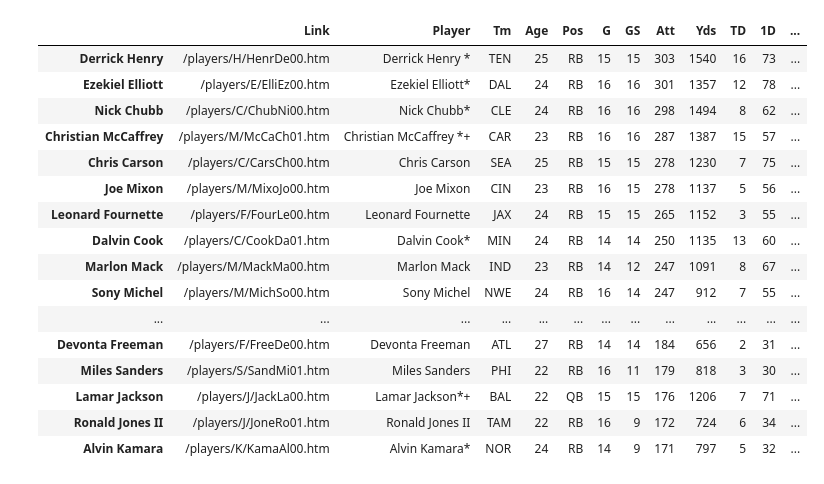
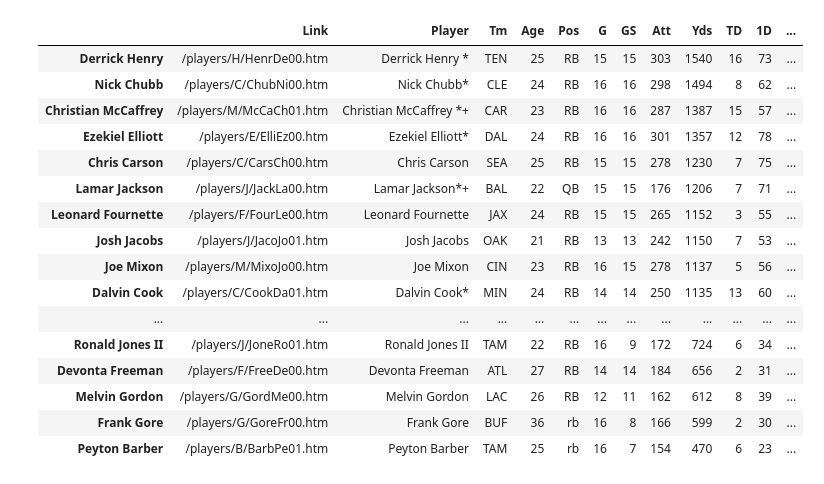
Before and after one commit to ridwan102/Fantasy_Football_Linear_Regression, a Jupyter notebook: fantasy.ipynb, the cells around one changed output. Saved outputs shown, nothing was run; the diff lists cells and outputs as text; code cells hidden in the pictures.

```diff
--- a/fantasy.ipynb
+++ b/fantasy.ipynb
@@ -15,29 +15,31 @@ from matplotlib import pyplot
 %matplotlib inline
 import seaborn as sns
 # %%
-# df_all_running_backs_2019 = all_position_stats('2019','rushing')
+# df_all_running_backs_2019 = all_position_stats('2019','rushing', 29)
 # df_all_running_backs_2019.columns = all_rb_defense_headers('2019','rushing')
-# df_all_running_backs_2019.to_pickle("./df_all_running_backs_2019.pkl")
+# df_all_running_backs_2019.to_pickle("./pickled/df_all_running_backs_2019.pkl")
 
 # Pickling
-df_all_running_backs_2019 = pd.read_pickle("./df_all_running_backs_2019.pkl")
+df_all_running_backs_2019 = pd.read_pickle("./pickled/df_all_running_backs_2019.pkl")
+df_all_running_backs_2019[['Att','Yds','TD','Y/A','Y/G']] = df_all_running_backs_2019[['Att','Yds','TD','Y/A','Y/G']].apply(pd.to_numeric)
+df_all_running_backs_2019 = df_all_running_backs_2019.sort_values('Yds',ascending=False)
 df_all_running_backs_2019
 # %% [output]
 |  | Link | Player | Tm | Age | Pos | G | GS | Att | Yds | TD | 1D | ... |
 | Derrick Henry | /players/H/HenrDe00.htm | Derrick Henry * | TEN | 25 | RB | 15 | 15 | 303 | 1540 | 16 | 73 | ... |
-| Ezekiel Elliott | /players/E/ElliEz00.htm | Ezekiel Elliott* | DAL | 24 | RB | 16 | 16 | 301 | 1357 | 12 | 78 | ... |
 | Nick Chubb | /players/C/ChubNi00.htm | Nick Chubb* | CLE | 24 | RB | 16 | 16 | 298 | 1494 | 8 | 62 | ... |
 | Christian McCaffrey | /players/M/McCaCh01.htm | Christian McCaffrey *+ | CAR | 23 | RB | 16 | 16 | 287 | 1387 | 15 | 57 | ... |
+| Ezekiel Elliott | /players/E/ElliEz00.htm | Ezekiel Elliott* | DAL | 24 | RB | 16 | 16 | 301 | 1357 | 12 | 78 | ... |
 | Chris Carson | /players/C/CarsCh00.htm | Chris Carson | SEA | 25 | RB | 15 | 15 | 278 | 1230 | 7 | 75 | ... |
+| Lamar Jackson | /players/J/JackLa00.htm | Lamar Jackson*+ | BAL | 22 | QB | 15 | 15 | 176 | 1206 | 7 | 71 | ... |
+| Leonard Fournette | /players/F/FourLe00.htm | Leonard Fournette | JAX | 24 | RB | 15 | 15 | 265 | 1152 | 3 | 55 | ... |
+| Josh Jacobs | /players/J/JacoJo01.htm | Josh Jacobs | OAK | 21 | RB | 13 | 13 | 242 | 1150 | 7 | 53 | ... |
 | Joe Mixon | /players/M/MixoJo00.htm | Joe Mixon | CIN | 23 | RB | 16 | 15 | 278 | 1137 | 5 | 56 | ... |
-| Leonard Fournette | /players/F/FourLe00.htm | Leonard Fournette | JAX | 24 | RB | 15 | 15 | 265 | 1152 | 3 | 55 | ... |
 | Dalvin Cook | /players/C/CookDa01.htm | Dalvin Cook* | MIN | 24 | RB | 14 | 14 | 250 | 1135 | 13 | 60 | ... |
-| Marlon Mack | /players/M/MackMa00.htm | Marlon Mack | IND | 23 | RB | 14 | 12 | 247 | 1091 | 8 | 67 | ... |
-| Sony Michel | /players/M/MichSo00.htm | Sony Michel | NWE | 24 | RB | 16 | 14 | 247 | 912 | 7 | 55 | ... |
 | ... | ... | ... | ... | ... | ... | ... | ... | ... | ... | ... | ... | ... |
+| Ronald Jones II | /players/J/JoneRo01.htm | Ronald Jones II | TAM | 22 | RB | 16 | 9 | 172 | 724 | 6 | 34 | ... |
 | Devonta Freeman | /players/F/FreeDe00.htm | Devonta Freeman | ATL | 27 | RB | 14 | 14 | 184 | 656 | 2 | 31 | ... |
-| Miles Sanders | /players/S/SandMi01.htm | Miles Sanders | PHI | 22 | RB | 16 | 11 | 179 | 818 | 3 | 30 | ... |
-| Lamar Jackson | /players/J/JackLa00.htm | Lamar Jackson*+ | BAL | 22 | QB | 15 | 15 | 176 | 1206 | 7 | 71 | ... |
-| Ronald Jones II | /players/J/JoneRo01.htm | Ronald Jones II | TAM | 22 | RB | 16 | 9 | 172 | 724 | 6 | 34 | ... |
-| Alvin Kamara | /players/K/KamaAl00.htm | Alvin Kamara* | NOR | 24 | RB | 14 | 9 | 171 | 797 | 5 | 32 | ... |
+| Melvin Gordon | /players/G/GordMe00.htm | Melvin Gordon | LAC | 26 | RB | 12 | 11 | 162 | 612 | 8 | 39 | ... |
+| Frank Gore | /players/G/GoreFr00.htm | Frank Gore | BUF | 36 | rb | 16 | 8 | 166 | 599 | 2 | 30 | ... |
+| Peyton Barber | /players/B/BarbPe01.htm | Peyton Barber | TAM | 25 | rb | 16 | 7 | 154 | 470 | 6 | 23 | ... |
 # %%
```
Also changed, not shown: parts of 34 cells of this notebook, 21 other files.
